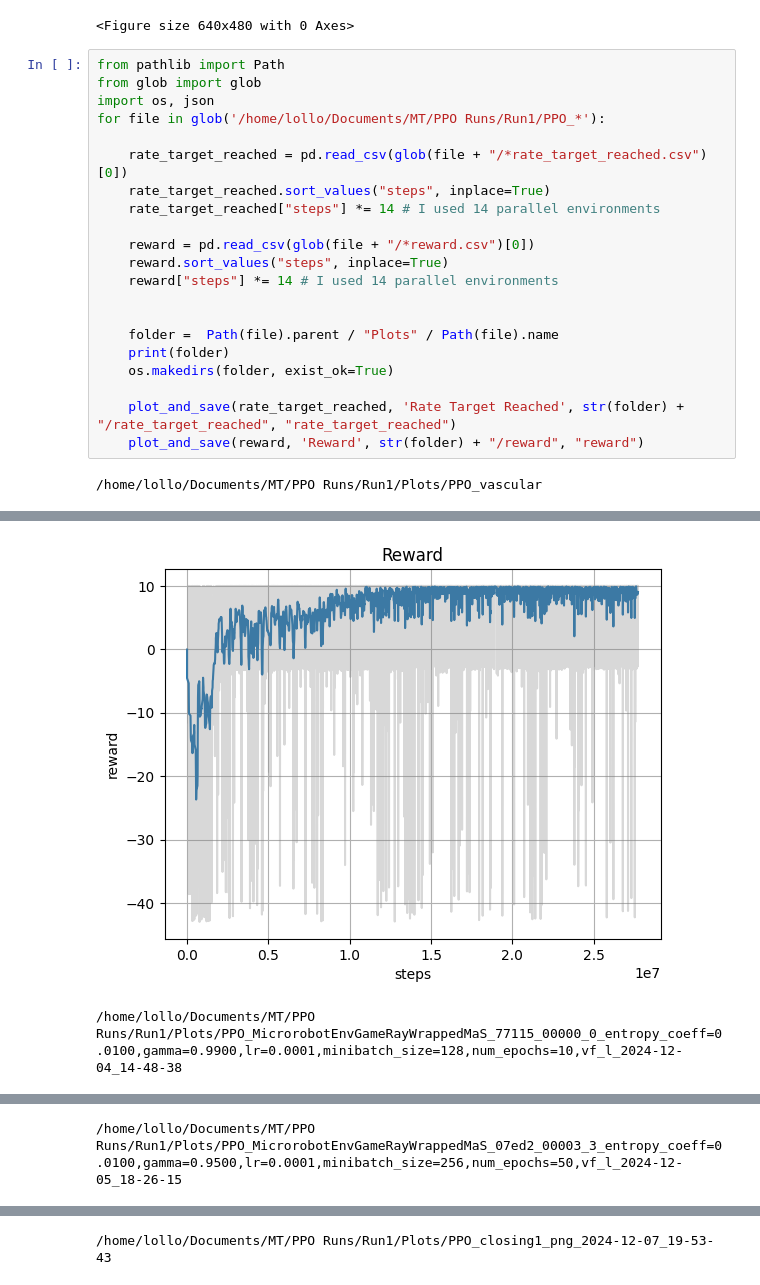
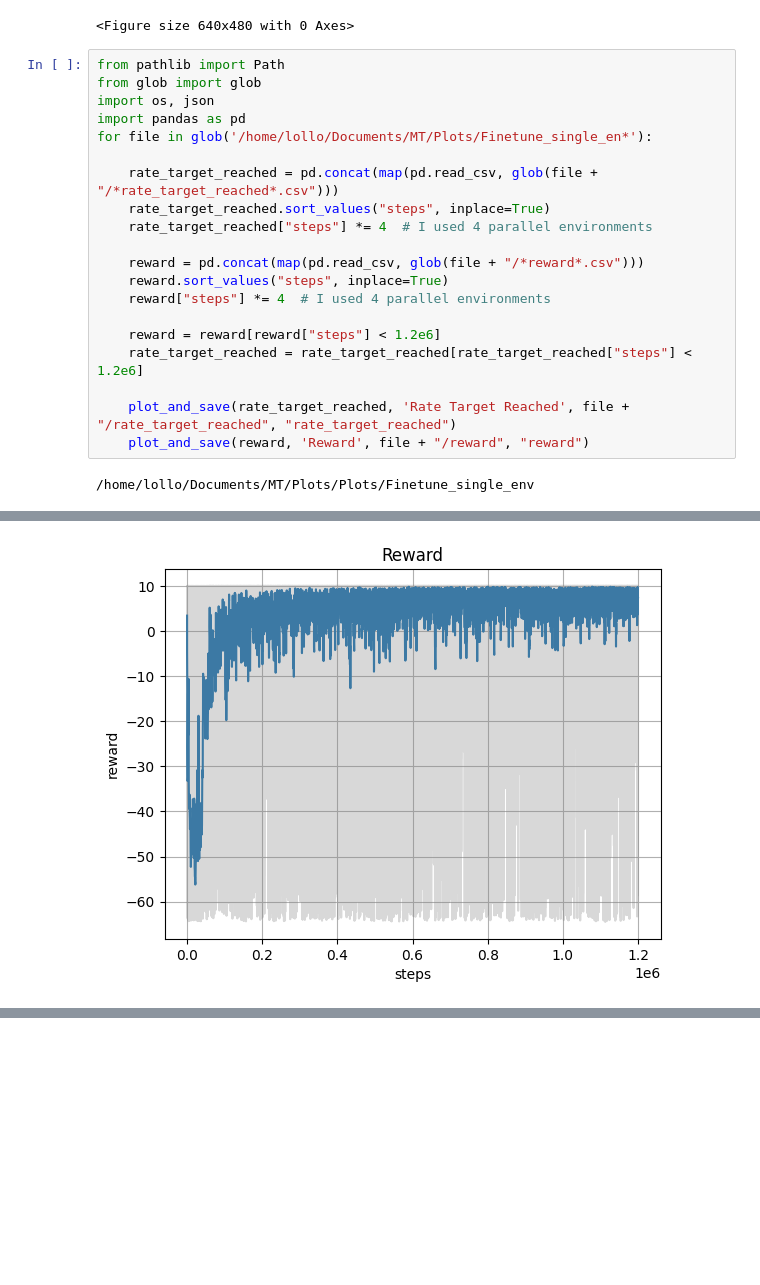
Before and after one commit to Pippo809/utilities, a Jupyter notebook: tools/rand_envs_plot_paper.ipynb, the cells around one changed output, grey strips where cells are left out. Drawn from its saved outputs; the diff is of its cells as text; blank space fills up the shorter version.

```diff
--- a/tools/rand_envs_plot_paper.ipynb
+++ b/tools/rand_envs_plot_paper.ipynb
@@ -176,22 +176,21 @@ plt.savefig('/home/lollo/Documents/MT/PPO Runs/Run1/Plots/results_summary_2.png'
 from pathlib import Path
 from glob import glob
 import os, json
-for file in glob('/home/lollo/Documents/MT/PPO Runs/Run1/PPO_*'):
+import pandas as pd
+for file in glob('/home/lollo/Documents/MT/Plots/Finetune_single_en*'):
 
-    rate_target_reached = pd.read_csv(glob(file + "/*rate_target_reached.csv")[0])
+    rate_target_reached = pd.concat(map(pd.read_csv, glob(file + "/*rate_target_reached*.csv")))
     rate_target_reached.sort_values("steps", inplace=True)
-    rate_target_reached["steps"] *= 14 # I used 14 parallel environments
+    rate_target_reached["steps"] *= 4  # I used 4 parallel environments
 
-    reward = pd.read_csv(glob(file + "/*reward.csv")[0])
+    reward = pd.concat(map(pd.read_csv, glob(file + "/*reward*.csv")))
     reward.sort_values("steps", inplace=True)
-    reward["steps"] *= 14 # I used 14 parallel environments
+    reward["steps"] *= 4  # I used 4 parallel environments
 
+    reward = reward[reward["steps"] < 1.2e6]
+    rate_target_reached = rate_target_reached[rate_target_reached["steps"] < 1.2e6]
 
-    folder =  Path(file).parent / "Plots" / Path(file).name
-    print(folder)
-    os.makedirs(folder, exist_ok=True)
-
-    plot_and_save(rate_target_reached, 'Rate Target Reached', str(folder) + "/rate_target_reached", "rate_target_reached")
-    plot_and_save(reward, 'Reward', str(folder) + "/reward", "reward")
+    plot_and_save(rate_target_reached, 'Rate Target Reached', file + "/rate_target_reached", "rate_target_reached")
+    plot_and_save(reward, 'Reward', file + "/reward", "reward")
 # %% [output]
-/home/lollo/Documents/MT/PPO Runs/Run1/Plots/PPO_vascular
+/home/lollo/Documents/MT/Plots/Plots/Finetune_single_env
@@ -199,2 +198 @@ for file in glob('/home/lollo/Documents/MT/PPO Runs/Run1/PPO_*'):
-[figure, old version]
+[figure, new version]
-/home/lollo/Documents/MT/PPO Runs/Run1/Plots/PPO_MicrorobotEnvGameRayWrappedMaS_77115_00000_0_entropy_coeff=0.0100,gamma=0.9900,lr=0.0001,minibatch_size=128,num_epochs=10,vf_l_2024-12-04_14-48-38
@@ -203 +198,0 @@ for file in glob('/home/lollo/Documents/MT/PPO Runs/Run1/PPO_*'):
-/home/lollo/Documents/MT/PPO Runs/Run1/Plots/PPO_MicrorobotEnvGameRayWrappedMaS_07ed2_00003_3_entropy_coeff=0.0100,gamma=0.9500,lr=0.0001,minibatch_size=256,num_epochs=50,vf_l_2024-12-05_18-26-15
@@ -206 +198,0 @@ for file in glob('/home/lollo/Documents/MT/PPO Runs/Run1/PPO_*'):
-/home/lollo/Documents/MT/PPO Runs/Run1/Plots/PPO_closing1_png_2024-12-07_19-53-43
```
Also changed, not shown: parts of 2 cells of this notebook, 12 other files.
